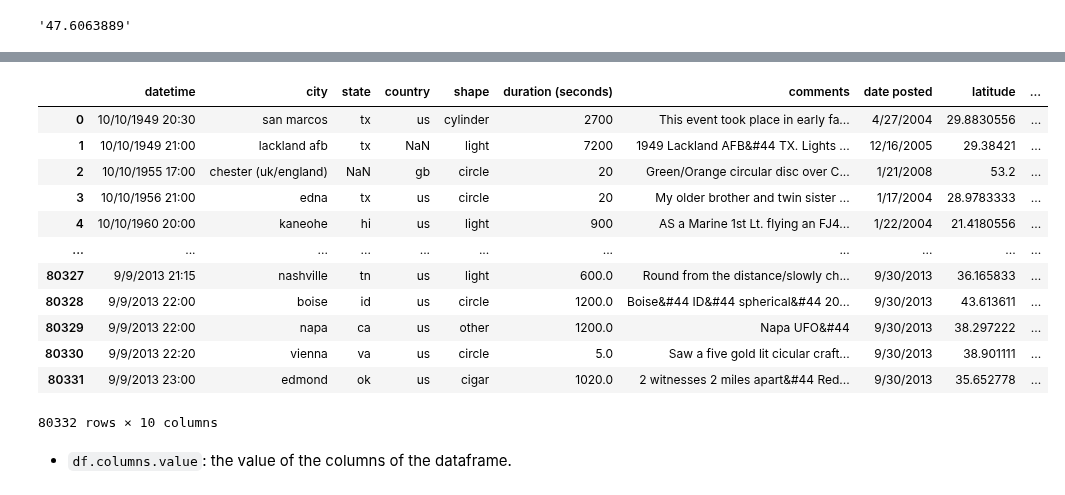
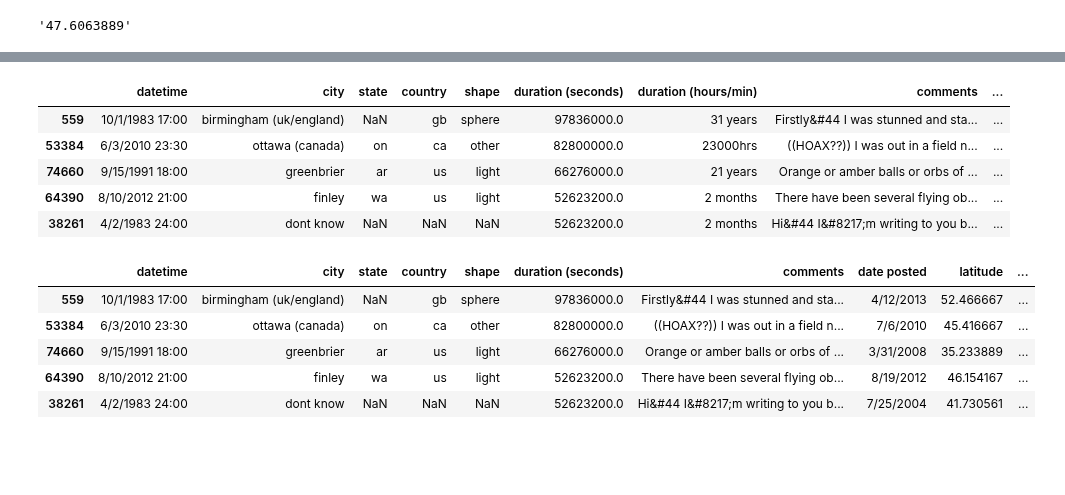
Before and after one commit to DavoodSZ1993/Python_Tutorial, a Jupyter notebook: pandas_tutorial.ipynb, the cells around one changed output, grey strips where cells are left out. Drawn from its saved outputs; the diff is of its cells as text; code cells hidden in the pictures; blank space fills up the shorter version.

```diff
--- a/pandas_tutorial.ipynb
+++ b/pandas_tutorial.ipynb
@@ -149,0 +179,5 @@ df['latitude'][100]
+# %%
+#pandas.to_numeric
+
+df1['latitude'] = pd.to_numeric(df1['latitude'], errors='coerce')
+df1.info()
@@ -149,0 +203,3 @@ df['latitude'][100]
+# %%
+df1['duration (seconds)'] = pd.to_numeric(df1['duration (seconds)'], errors='coerce')
+df1.info()
@@ -149,0 +225,4 @@ df['latitude'][100]
+# %%
+# df.sort_values
+df1 = df1.sort_values('duration (seconds)')
+df1.head()
@@ -150,20 +236,22 @@ df['latitude'][100]
+# %%
+df1 = df1.sort_values(['duration (seconds)', 'latitude'], ascending=False)
+df1.head()
+# %% [output]
+|  | datetime | city | state | country | shape | duration (seconds) | duration (hours/min) | comments | ... |
+| 559 | 10/1/1983 17:00 | birmingham (uk/england) | NaN | gb | sphere | 97836000.0 | 31 years | Firstly&#44 I was stunned and sta... | ... |
+| 53384 | 6/3/2010 23:30 | ottawa (canada) | on | ca | other | 82800000.0 | 23000hrs | ((HOAX??)) I was out in a field n... | ... |
+| 74660 | 9/15/1991 18:00 | greenbrier | ar | us | light | 66276000.0 | 21 years | Orange or amber balls or orbs of ... | ... |
+| 64390 | 8/10/2012 21:00 | finley | wa | us | light | 52623200.0 | 2 months | There have been several flying ob... | ... |
+| 38261 | 4/2/1983 24:00 | dont know | NaN | NaN | NaN | 52623200.0 | 2 months | Hi&#44 I&#8217;m writing to you b... | ... |
 # %%
-df1 = df.copy()
+# df.drop() ...axis=0 means along rows & axis=1 means along columns
 
-df1.drop(['duration (hours/min)'], axis=1)
+df1 = df1.drop('duration (hours/min)', axis=1)
+df1.head(5)
 # %% [output]
 |  | datetime | city | state | country | shape | duration (seconds) | comments | date posted | latitude | ... |
-| 0 | 10/10/1949 20:30 | san marcos | tx | us | cylinder | 2700 | This event took place in early fa... | 4/27/2004 | 29.8830556 | ... |
-| 1 | 10/10/1949 21:00 | lackland afb | tx | NaN | light | 7200 | 1949 Lackland AFB&#44 TX. Lights ... | 12/16/2005 | 29.38421 | ... |
-| 2 | 10/10/1955 17:00 | chester (uk/england) | NaN | gb | circle | 20 | Green/Orange circular disc over C... | 1/21/2008 | 53.2 | ... |
-| 3 | 10/10/1956 21:00 | edna | tx | us | circle | 20 | My older brother and twin sister ... | 1/17/2004 | 28.9783333 | ... |
-| 4 | 10/10/1960 20:00 | kaneohe | hi | us | light | 900 | AS a Marine 1st Lt. flying an FJ4... | 1/22/2004 | 21.4180556 | ... |
-| ... | ... | ... | ... | ... | ... | ... | ... | ... | ... | ... |
-| 80327 | 9/9/2013 21:15 | nashville | tn | us | light | 600.0 | Round from the distance/slowly ch... | 9/30/2013 | 36.165833 | ... |
-| 80328 | 9/9/2013 22:00 | boise | id | us | circle | 1200.0 | Boise&#44 ID&#44 spherical&#44 20... | 9/30/2013 | 43.613611 | ... |
-| 80329 | 9/9/2013 22:00 | napa | ca | us | other | 1200.0 | Napa UFO&#44 | 9/30/2013 | 38.297222 | ... |
-| 80330 | 9/9/2013 22:20 | vienna | va | us | circle | 5.0 | Saw a five gold lit cicular craft... | 9/30/2013 | 38.901111 | ... |
-| 80331 | 9/9/2013 23:00 | edmond | ok | us | cigar | 1020.0 | 2 witnesses 2 miles apart&#44 Red... | 9/30/2013 | 35.652778 | ... |
+| 559 | 10/1/1983 17:00 | birmingham (uk/england) | NaN | gb | sphere | 97836000.0 | Firstly&#44 I was stunned and sta... | 4/12/2013 | 52.466667 | ... |
+| 53384 | 6/3/2010 23:30 | ottawa (canada) | on | ca | other | 82800000.0 | ((HOAX??)) I was out in a field n... | 7/6/2010 | 45.416667 | ... |
+| 74660 | 9/15/1991 18:00 | greenbrier | ar | us | light | 66276000.0 | Orange or amber balls or orbs of ... | 3/31/2008 | 35.233889 | ... |
+| 64390 | 8/10/2012 21:00 | finley | wa | us | light | 52623200.0 | There have been several flying ob... | 8/19/2012 | 46.154167 | ... |
+| 38261 | 4/2/1983 24:00 | dont know | NaN | NaN | NaN | 52623200.0 | Hi&#44 I&#8217;m writing to you b... | 7/25/2004 | 41.730561 | ... |
-80332 rows × 10 columns
-# %% [markdown]
-* `df.columns.value`: the value of the columns of the dataframe.
```
Also changed, not shown: parts of 17 cells of this notebook.
